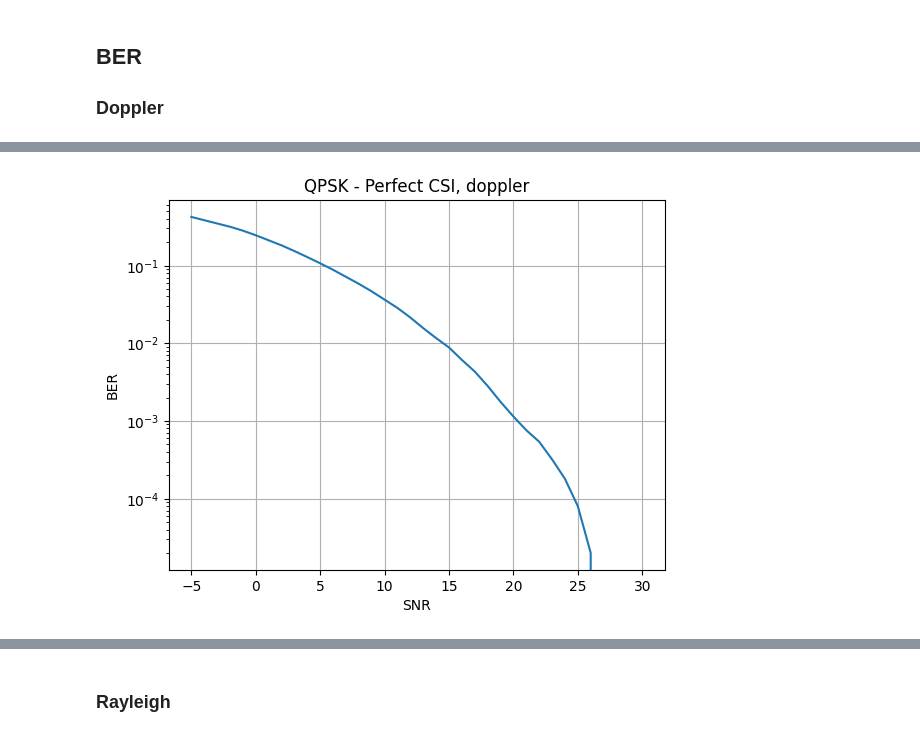
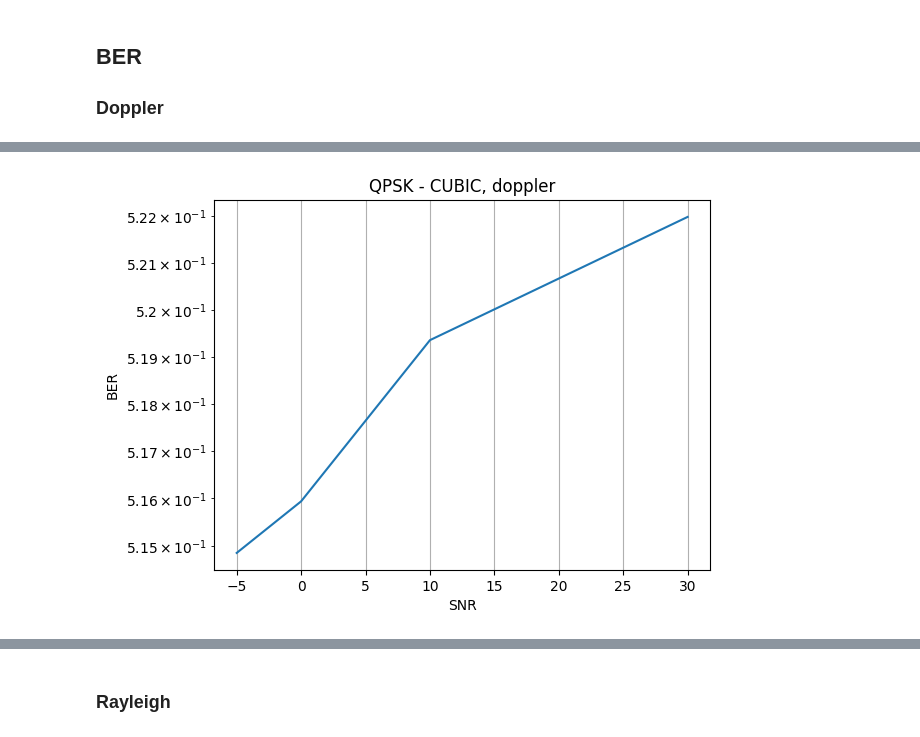
Before and after one commit to DiegoSanzB/EL7041_Project_2, a Jupyter notebook: ber.ipynb, the cells around one changed output, grey strips where cells are left out. Drawn from its saved outputs; the diff is of its cells as text; code cells hidden in the pictures.

```diff
--- a/ber.ipynb
+++ b/ber.ipynb
@@ -12,17 +60,17 @@ import matplotlib.pyplot as plt
 # %%
 # QPSK
 data = pd.read_csv('results/QPSK_BER_doppler.csv')
 data.sort_values("SNR", inplace=True)
 
 fig, ax = plt.subplots(1)
 
-ax.set_title("QPSK - Perfect CSI, doppler")
+ax.set_title("QPSK - CUBIC, doppler")
 ax.set_xlabel(r"SNR")
 ax.set_ylabel(r"BER")
 ax.set_yscale("log")
 ax.grid()
 # Plot the data
-ax.plot(data["SNR"], data["BER_perfect"])
+ax.plot(data["SNR"], data["BER_cubic"])
 plt.savefig('results/imgs/QPSK_BER_doppler_perfect.png')
 # %% [output]
-[figure, old version]
+[figure, new version]
```
Also changed, not shown: parts of 7 cells of this notebook, 52 other files.
